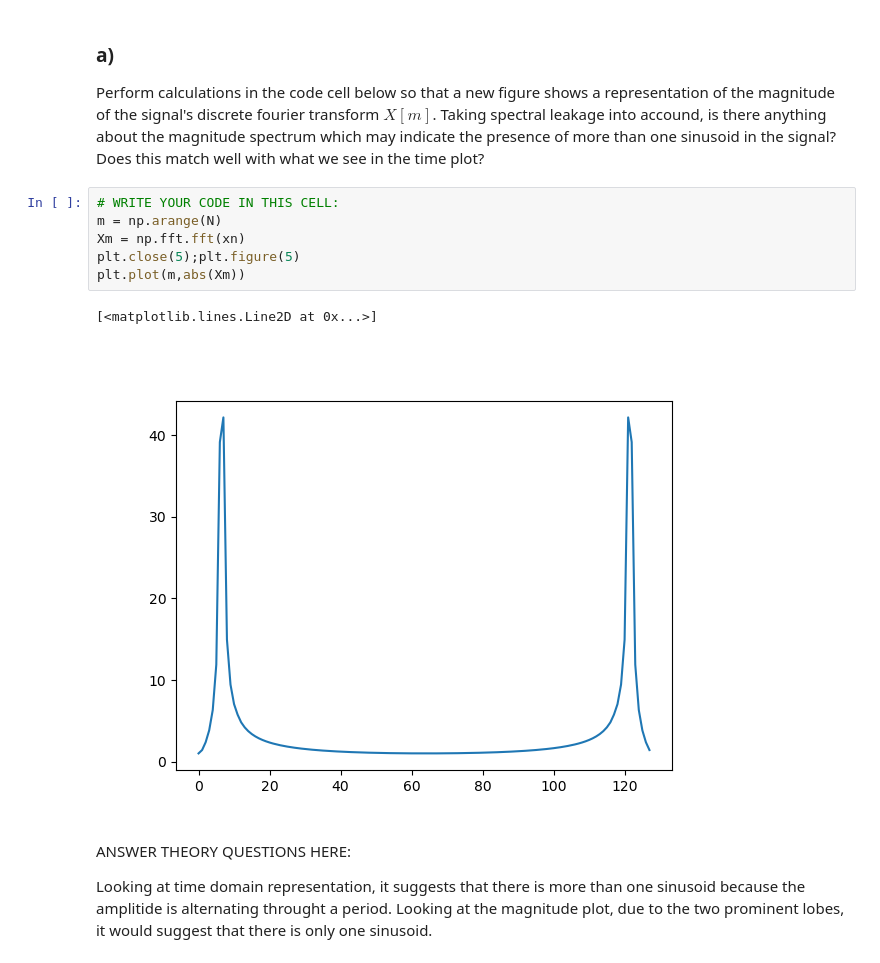
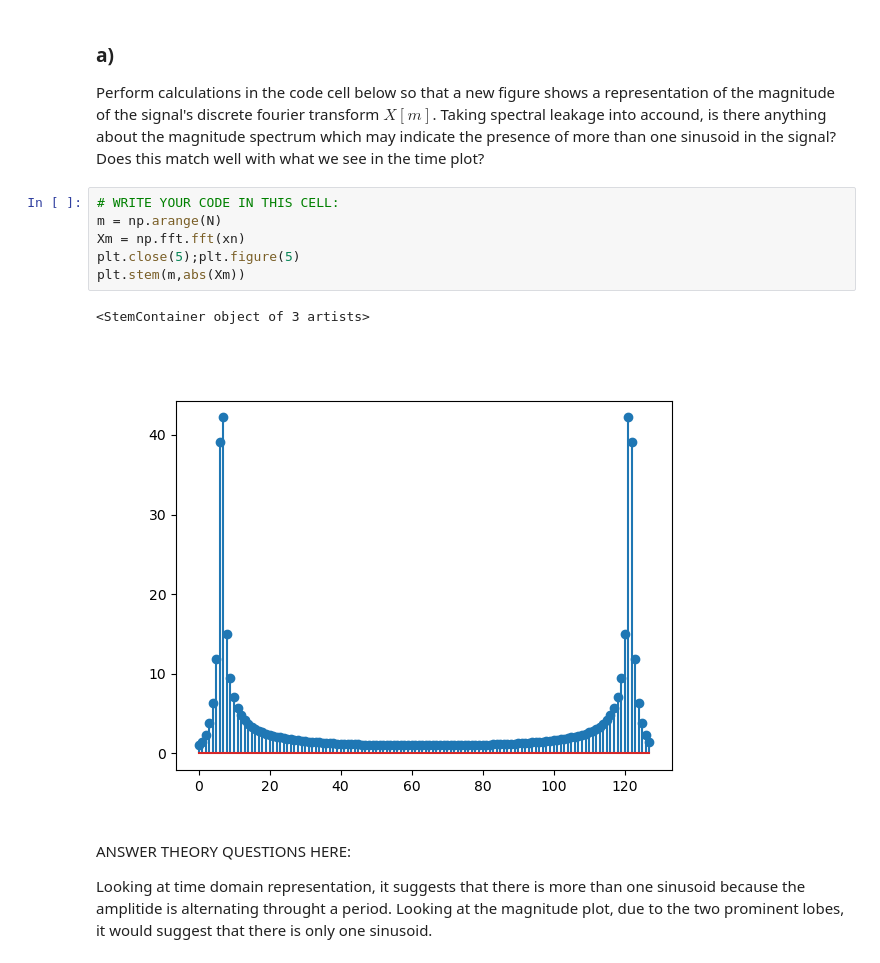
Before and after one commit to Mortenms/AIS2201_Exercises, a Jupyter notebook: Exercise_5/Problem3.ipynb, the cells around one changed output. Drawn from its saved outputs; the diff is of its cells as text.

```diff
--- a/Exercise_5/Problem3.ipynb
+++ b/Exercise_5/Problem3.ipynb
@@ -206,12 +206,12 @@ Perform calculations in the code cell below so that a new figure shows a represe
 # %%
 # WRITE YOUR CODE IN THIS CELL:
 m = np.arange(N)
 Xm = np.fft.fft(xn)
 plt.close(5);plt.figure(5)
-plt.plot(m,abs(Xm))
+plt.stem(m,abs(Xm))
 # %% [output]
-[<matplotlib.lines.Line2D at 0x...>]
+<StemContainer object of 3 artists>
-[figure, old version]
+[figure, new version]
 # %% [markdown]
 ANSWER THEORY QUESTIONS HERE:
 
```
Also changed, not shown: 10 other files.
